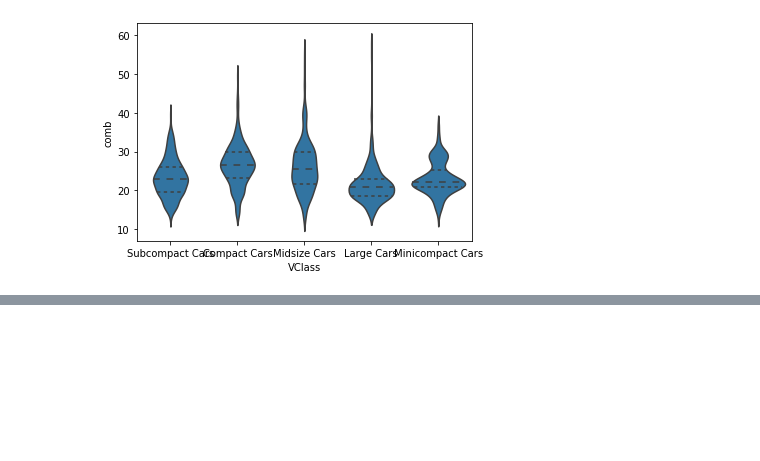
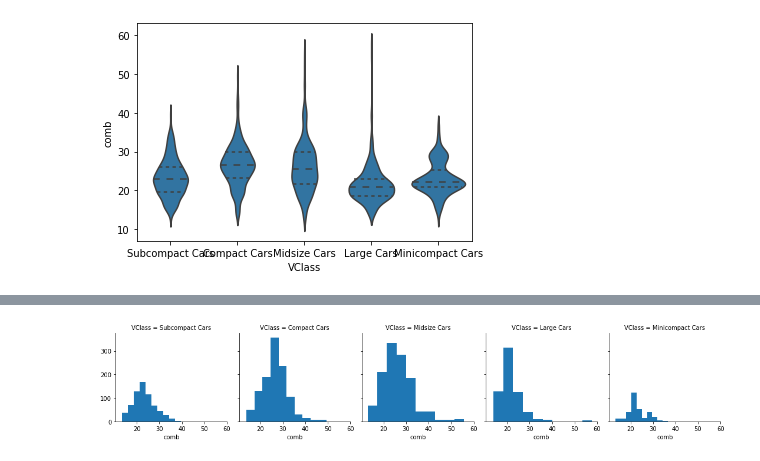
Before and after one commit to monaen/FDHS-2022Spring, a Jupyter notebook: projects/Matplotlib and Seaborn.ipynb, the cells around one changed output, grey strips where cells are left out. Cells and saved outputs as stored; diff of their text form; code cells hidden in the pictures; blank space fills up the shorter version.

```diff
--- a/projects/Matplotlib and Seaborn.ipynb
+++ b/projects/Matplotlib and Seaborn.ipynb
@@ -676,0 +700,5 @@ To depict the relationship between two categorical variables, we can extend the
+# %%
+g = sb.FacetGrid(data = fuel_econ, col = 'VClass')
+g.map(plt.hist, 'comb');
+# %% [output]
+[figure, added]
```
Also changed, not shown: parts of 22 cells of this notebook, 2 other files.
